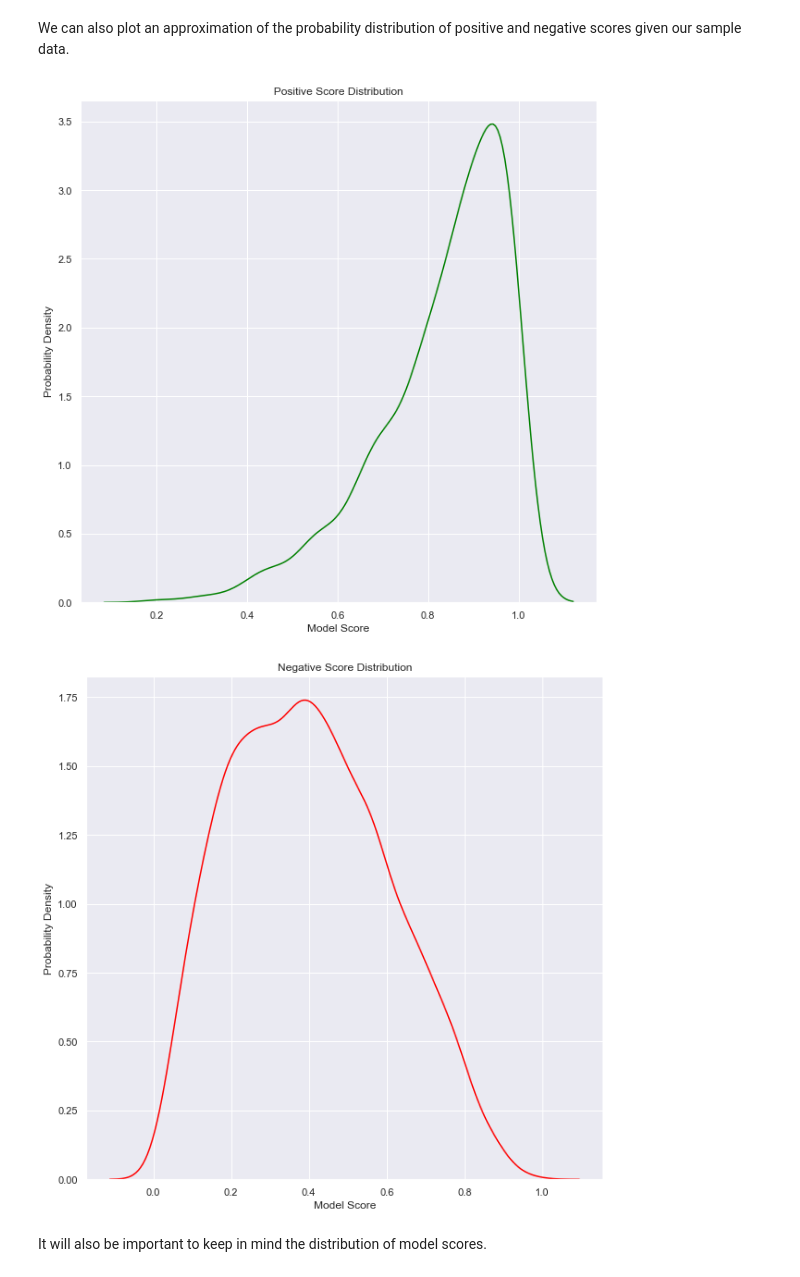
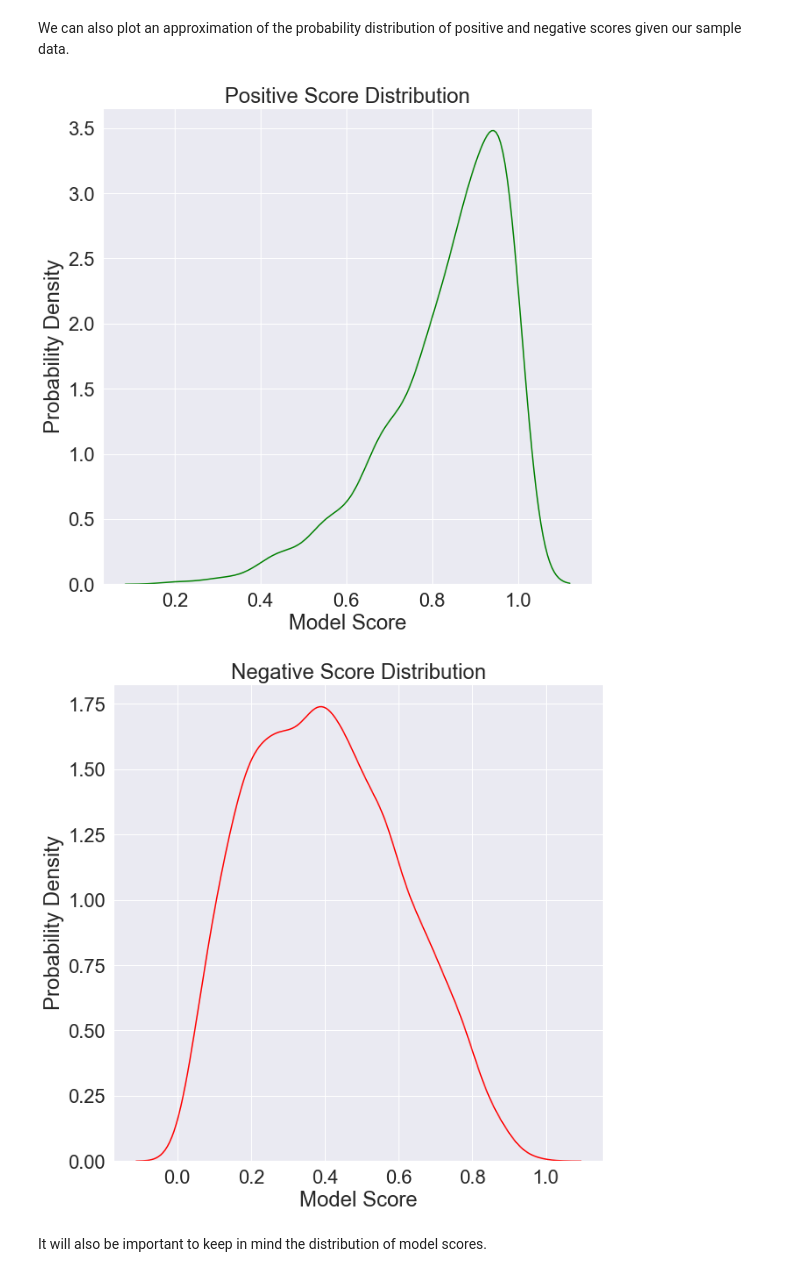
Before and after one commit to FINRAOS/model-validation-toolkit, a Jupyter notebook: docs/notebooks/thresholding/Thresholding.ipynb, the cells around one changed output. Saved outputs shown, nothing was run; the diff lists cells and outputs as text; code cells hidden in the pictures.

```diff
--- a/docs/notebooks/thresholding/Thresholding.ipynb
+++ b/docs/notebooks/thresholding/Thresholding.ipynb
@@ -77,7 +71,6 @@ We can also plot an approximation of the probability distribution of positive an
 # %%
 plt.figure(figsize=(10, 10))
 
-sns.set()
 plt.title('Positive Score Distribution')
 plt.xlabel('Model Score')
 plt.ylabel('Probability Density')
@@ -87,21 +80,20 @@ sns.kdeplot(positives,
             label='Positive Score Distribution')
 plt.show()
 # %% [output]
-[figure, old version]
+[figure, new version]
 # %%
 plt.figure(figsize=(10, 10))
 
-sns.set()
 plt.title('Negative Score Distribution')
 plt.xlabel('Model Score')
 plt.ylabel('Probability Density')
 negatives = data[data['Ground Truth'] == 0]['Model Score'].values
 sns.kdeplot(negatives,
             color='red',
             label='Negative Score Distribution')
 plt.show()
 # %% [output]
-[figure, old version]
+[figure, new version]
 # %% [markdown]
 It will also be important to keep in mind the distribution of model scores.
 # %%
```
Also changed, not shown: parts of 8 cells of this notebook, 1 other file.
